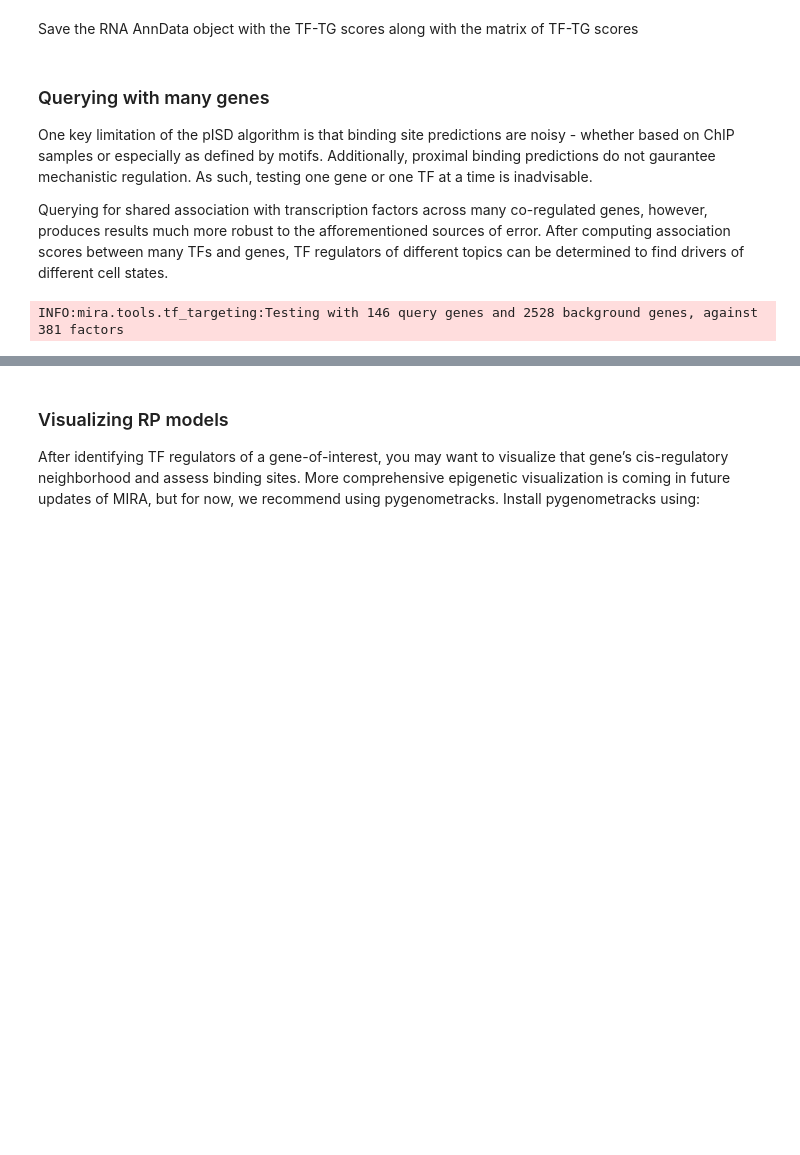
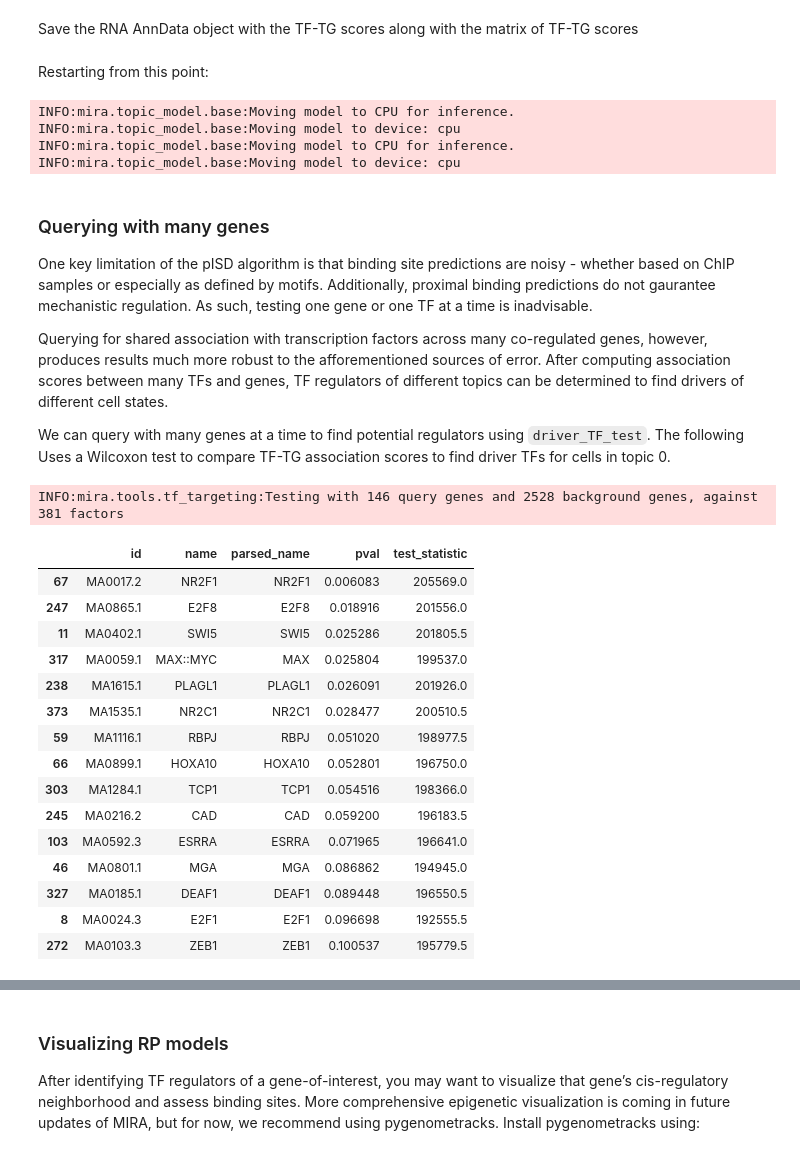
Before and after one commit to Luminarada80/MIRA, a Jupyter notebook: notebooks/05_mira_regulatory_potential_modeling.ipynb, the cells around one changed output, grey strips where cells are left out. Drawn from its saved outputs; the diff is of its cells as text; code cells hidden in the pictures; blank space fills up the shorter version.

```diff
--- a/notebooks/mira_regulatory_potential_modeling.ipynb
+++ b/notebooks/05_mira_regulatory_potential_modeling.ipynb
@@ -325,12 +295,53 @@ Save the RNA AnnData object with the TF-TG scores along with the matrix of TF-TG
 # %%
 rna_adata.write_h5ad("/gpfs/Home/esm5360/MIRA/mira-datasets/ds011_rna_data_tf_tg_scores.h5ad")
 isd_matrix.to_csv("/gpfs/Home/esm5360/MIRA/mira-datasets/ds011_mira_tf_tg.tsv", sep="\t", header=True, index=True)
+# %% [markdown]
+Restarting from this point:
+# %%
+rna_adata = anndata.read_h5ad("/gpfs/Home/esm5360/MIRA/mira-datasets/ds011_rna_data_tf_tg_scores.h5ad")
+atac_adata = anndata.read_h5ad("/gpfs/Home/esm5360/MIRA/mira-datasets/ds011_atac_data_tss_dist.h5ad")
+
+ds011_atac_model = mira.topics.load_model("/gpfs/Home/esm5360/MIRA/mira-datasets/ds011_atac_model.pth")
+ds011_rna_model = mira.topics.load_model("/gpfs/Home/esm5360/MIRA/mira-datasets/ds011_rna_model.pth")
+
+litemodel = mira.rp.LITE_Model.load_dir(
+    expr_model = ds011_rna_model,
+    accessibility_model = ds011_atac_model,
+    prefix='/gpfs/Home/esm5360/MIRA/data/ds011_rpmodels/'
+)
+# %% [output]
+INFO:mira.topic_model.base:Moving model to CPU for inference.
+INFO:mira.topic_model.base:Moving model to device: cpu
+INFO:mira.topic_model.base:Moving model to CPU for inference.
+INFO:mira.topic_model.base:Moving model to device: cpu
 # %% [markdown]
 ### Querying with many genes
 One key limitation of the pISD algorithm is that binding site predictions are noisy - whether based on ChIP samples or especially as defined by motifs. Additionally, proximal binding predictions do not gaurantee mechanistic regulation. As such, testing one gene or one TF at a time is inadvisable.
 
 Querying for shared association with transcription factors across many co-regulated genes, however, produces results much more robust to the afforementioned sources of error. After computing association scores between many TFs and genes, TF regulators of different topics can be determined to find drivers of different cell states.
+
+We can query with many genes at a time to find potential regulators using `driver_TF_test`. The following Uses a Wilcoxon test to compare TF-TG association scores to find driver TFs for cells in topic 0.
 # %%
 isd_results = mira.tl.driver_TF_test(rna_adata, geneset=ds011_rna_model.get_top_genes(0, 150))
 # %% [output]
 INFO:mira.tools.tf_targeting:Testing with 146 query genes and 2528 background genes, against 381 factors
+# %%
+topic_0_driver_tfs_df = pd.DataFrame(isd_results).sort_values('pval').head(15)
+topic_0_driver_tfs_df
+# %% [output]
+|  | id | name | parsed_name | pval | test_statistic |
+| 67 | MA0017.2 | NR2F1 | NR2F1 | 0.006083 | 205569.0 |
+| 247 | MA0865.1 | E2F8 | E2F8 | 0.018916 | 201556.0 |
+| 11 | MA0402.1 | SWI5 | SWI5 | 0.025286 | 201805.5 |
+| 317 | MA0059.1 | MAX::MYC | MAX | 0.025804 | 199537.0 |
+| 238 | MA1615.1 | PLAGL1 | PLAGL1 | 0.026091 | 201926.0 |
+| 373 | MA1535.1 | NR2C1 | NR2C1 | 0.028477 | 200510.5 |
+| 59 | MA1116.1 | RBPJ | RBPJ | 0.051020 | 198977.5 |
+| 66 | MA0899.1 | HOXA10 | HOXA10 | 0.052801 | 196750.0 |
+| 303 | MA1284.1 | TCP1 | TCP1 | 0.054516 | 198366.0 |
+| 245 | MA0216.2 | CAD | CAD | 0.059200 | 196183.5 |
+| 103 | MA0592.3 | ESRRA | ESRRA | 0.071965 | 196641.0 |
+| 46 | MA0801.1 | MGA | MGA | 0.086862 | 194945.0 |
+| 327 | MA0185.1 | DEAF1 | DEAF1 | 0.089448 | 196550.5 |
+| 8 | MA0024.3 | E2F1 | E2F1 | 0.096698 | 192555.5 |
+| 272 | MA0103.3 | ZEB1 | ZEB1 | 0.100537 | 195779.5 |
```
Also changed, not shown: parts of 13 cells of this notebook, 4 other files.
